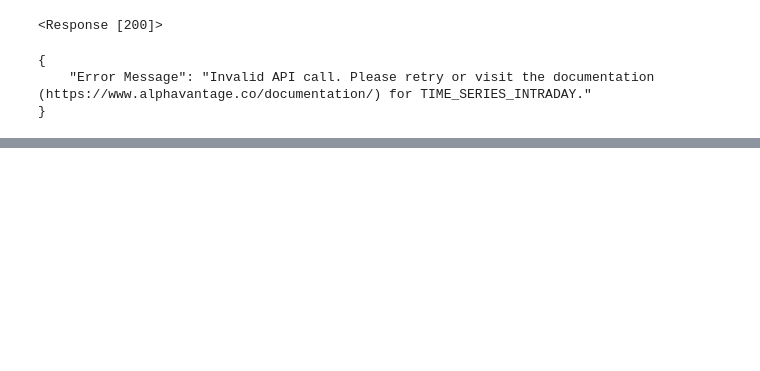
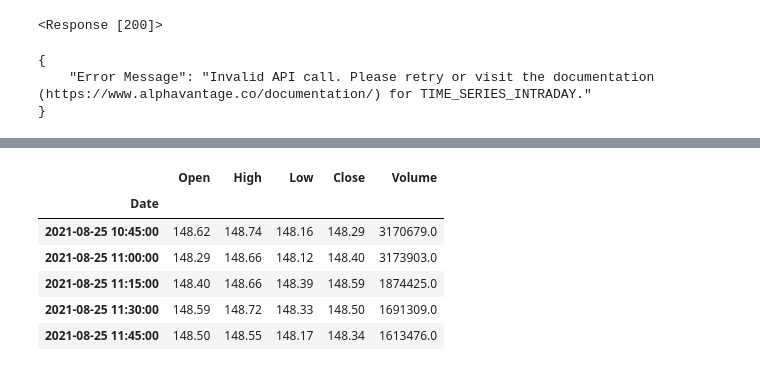
Before and after one commit to tutecode/APIs-Market-Data, a Jupyter notebook: APIs-MarketData.ipynb, the cells around one changed output, grey strips where cells are left out. Cells and saved outputs as stored; diff of their text form; code cells hidden in the pictures; blank space fills up the shorter version.

```diff
--- a/APIs-MarketData.ipynb
+++ b/APIs-MarketData.ipynb
@@ -204,0 +196,14 @@ data.head()
+# %%
+def getIntra(function, symbol, interval, size):
+    url = 'https://www.alphavantage.co/query'
+    parametros = {'function': function, 'symbol': symbol, 'interval': interval, 'outputsize': size, 'apikey': TOKEN}
+
+    r = requests.get(url, params=parametros)
+
+    data = r.json()['Time Series ('+interval+')']
+    dataDF = pd.DataFrame.from_dict(data, orient='index')
+    return dataDF
+
+data = getIntra(function='TIME_SERIES_INTRADAY', symbol='AAPL', interval='15min', size='compact')
+
+data.round(2).head()
@@ -204,0 +217,3 @@ data.head()
+# %%
+data = data.astype('float')
+data.round(2).head()
@@ -204,0 +227,27 @@ data.head()
+# %%
+def getIntra(symbol, interval, size):
+    function='TIME_SERIES_INTRADAY'
+    url = 'https://www.alphavantage.co/query'
+    parametros = {'function': function, 'symbol': symbol, 'interval': interval, 'outputsize': size, 'apikey': TOKEN}
+
+    r = requests.get(url, params=parametros)
+
+    data = r.json()['Time Series ('+interval+')']
+    dataDF = pd.DataFrame.from_dict(data, orient='index')
+    dataDF = dataDF.astype('float')
+    dataDF.index.name = 'Date'
+    dataDF.columns = ['Open', 'High', 'Low', 'Close', 'Volume']
+    dataDF = dataDF.sort_values('Date', ascending=True)
+    dataDF.index = pd.to_datetime(dataDF.index)
+    return dataDF
+
+data = getIntra(symbol='AAPL', interval='15min', size='compact')
+data.round(2).head()
+# %% [output]
+|  | Open | High | Low | Close | Volume |
+| Date |  |  |  |  |  |
+| 2021-08-25 10:45:00 | 148.62 | 148.74 | 148.16 | 148.29 | 3170679.0 |
+| 2021-08-25 11:00:00 | 148.29 | 148.66 | 148.12 | 148.40 | 3173903.0 |
+| 2021-08-25 11:15:00 | 148.40 | 148.66 | 148.39 | 148.59 | 1874425.0 |
+| 2021-08-25 11:30:00 | 148.59 | 148.72 | 148.33 | 148.50 | 1691309.0 |
+| 2021-08-25 11:45:00 | 148.50 | 148.55 | 148.17 | 148.34 | 1613476.0 |
```
Also changed, not shown: parts of 10 cells of this notebook, 1 other file.
